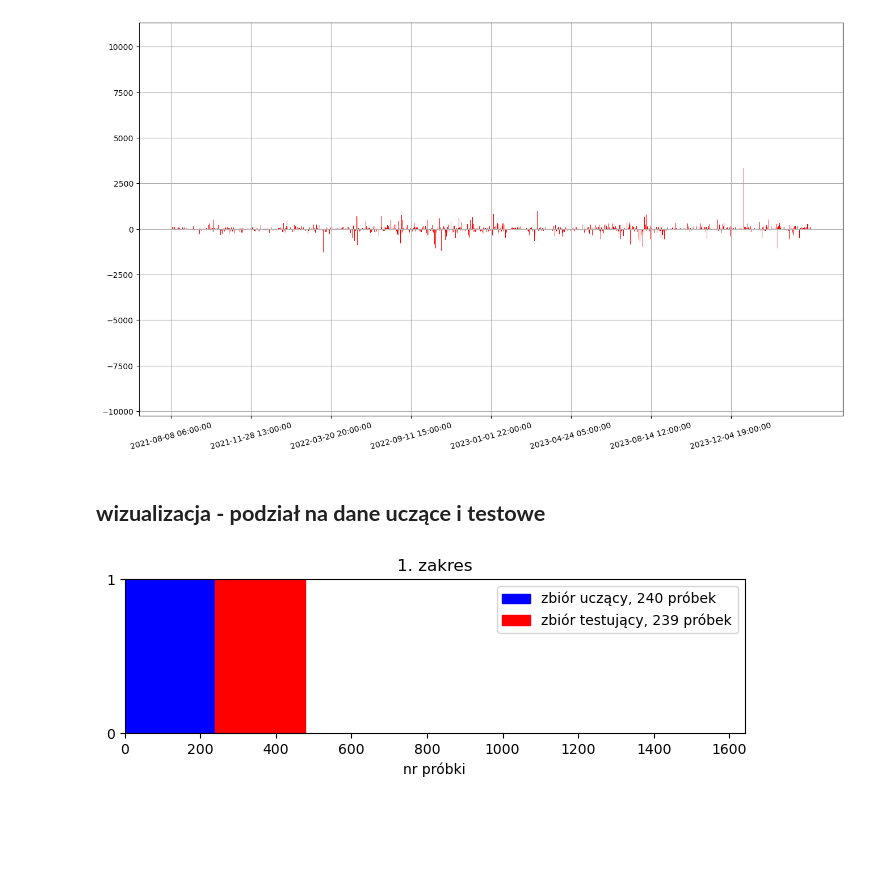
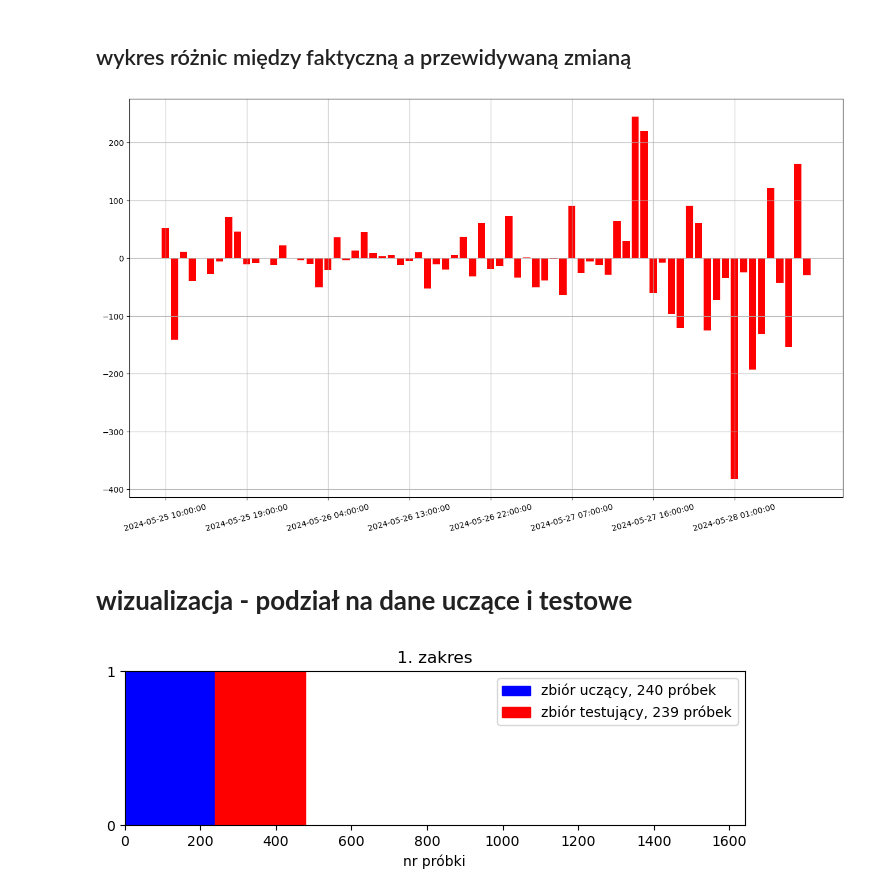
Before and after one commit to szym98/WSB_ML_crypto_model, a Jupyter notebook: Main_CryptoML.ipynb, the cells around one changed output. Saved outputs shown, nothing was run; the diff lists cells and outputs as text; code cells hidden in the pictures; blank space fills up the shorter version.

```diff
--- a/Main_CryptoML.ipynb
+++ b/Main_CryptoML.ipynb
@@ -147,15 +205,17 @@ plt.show()
+# %% [markdown]
+## wykres różnic między faktyczną a przewidywaną zmianą
 # %%
 fig, ax = plt.subplots(figsize=(16,9))
-ax.bar(x_temp, y.iloc[-len(predictions):]-predictions, color="red")
-ax.set_xticks(x_temp)
-ax.set_xticklabels(dataframe.index[-len(predictions):].astype(str), rotation=15)
+ax.bar(x_temp[-72:], y.iloc[-72:]-predictions[-72:], color="red")
+ax.set_xticks(x_temp[-72:])
+ax.set_xticklabels(dataframe.index[-72:].astype(str), rotation=15)
 ax.grid(True)
 plt.locator_params(axis="x", nbins=8)
 plt.show()
 # %% [output]
-[figure, old version]
+[figure, new version]
 # %% [markdown]
-## **wizualizacja - podział na dane uczące i testowe** ##
+# **wizualizacja - podział na dane uczące i testowe**
 # %%
 dataframe = fetch_ohlcv(symbols[0], timeframe=timeframe, n_frames=n_hours)
 dataframe = dataframe.diff()
```
Also changed, not shown: parts of 18 cells of this notebook.
